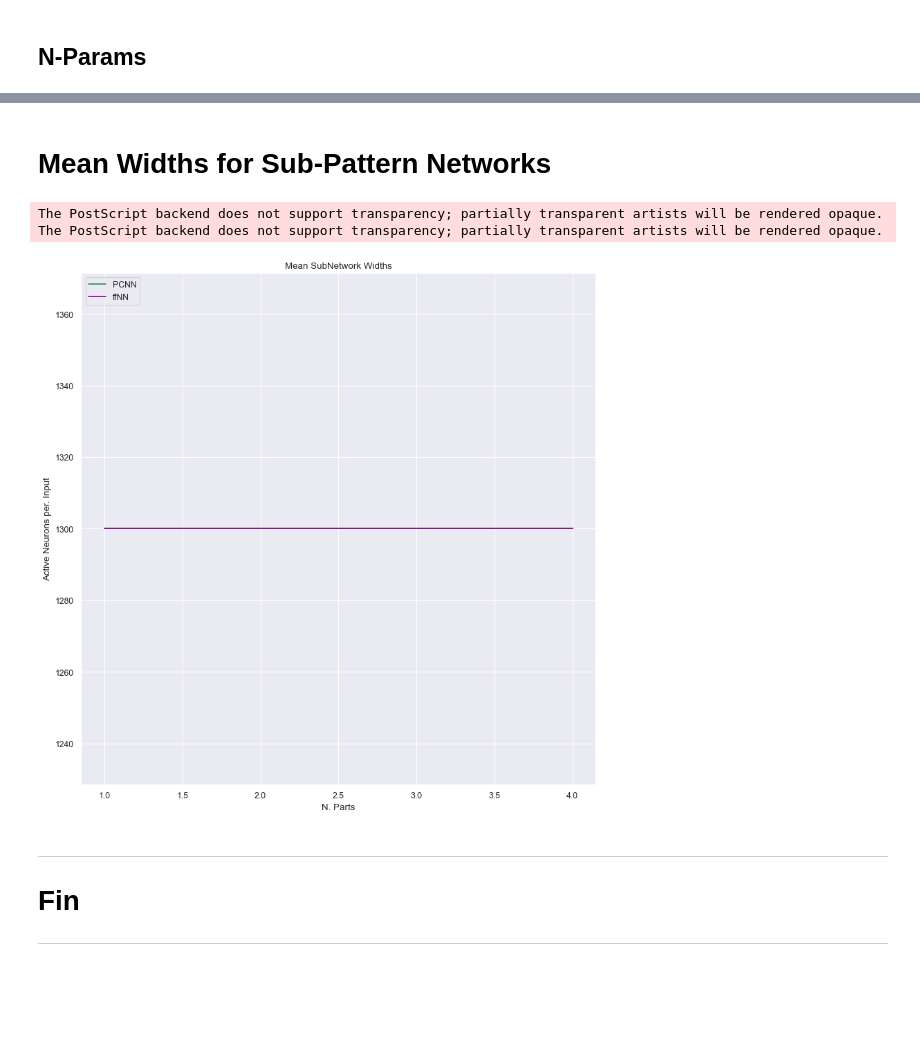
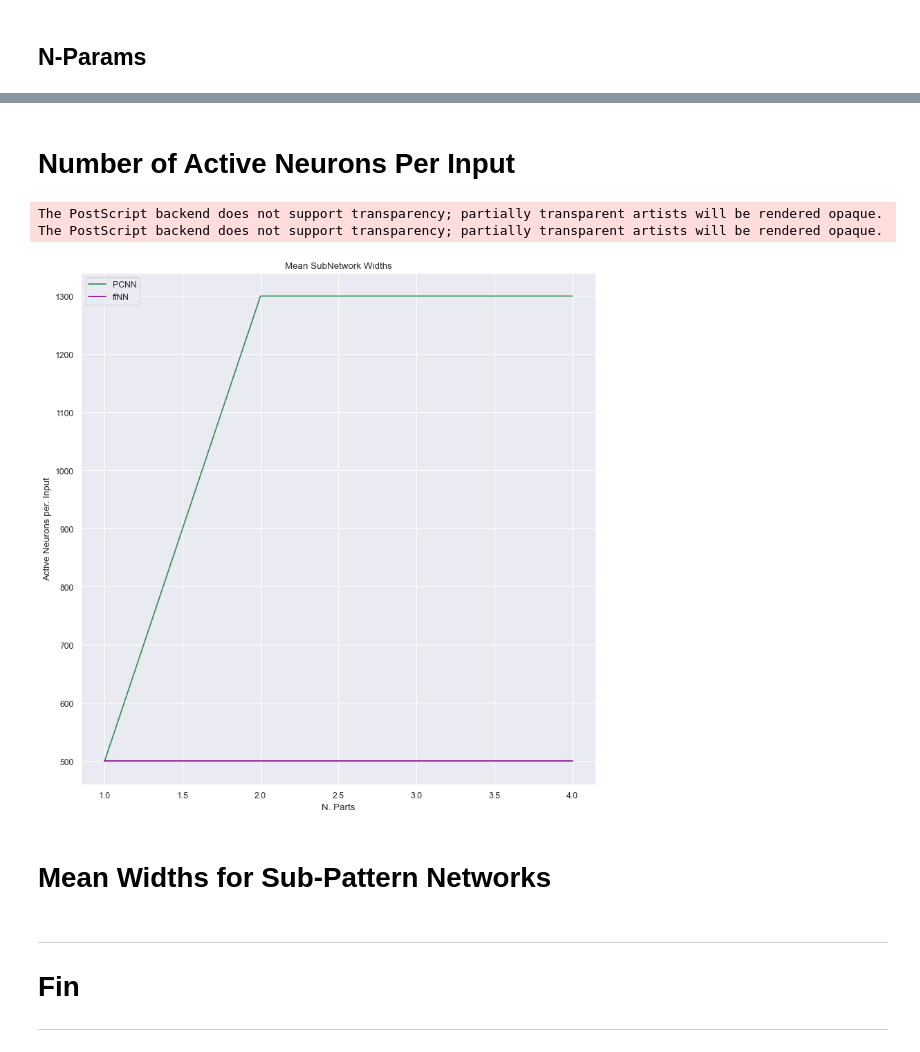
Before and after one commit to AnastasisKratsios/Architopes_Semisupervised, a Jupyter notebook: PCNNs_Ablation_for_Revirews_New_Better_Shinier_Version.ipynb, the cells around one changed output, grey strips where cells are left out. Saved outputs shown, nothing was run; the diff lists cells and outputs as text; code cells hidden in the pictures; blank space fills up the shorter version.

```diff
--- a/PCNNs_Ablation_for_Revirews_New_Better_Shinier_Version.ipynb
+++ b/PCNNs_Ablation_for_Revirews_New_Better_Shinier_Version.ipynb
@@ -674,3 +693,39 @@ The PostScript backend does not support transparency; partially transparent arti
+# %% [markdown]
+# Number of Active Neurons Per Input
+# %%
+sns.set()
+# Initialize Plot #
+#-----------------#
+plt.figure(num=None, figsize=(12, 12), dpi=80, facecolor='w', edgecolor='k')
+# Format Plot #
+#-------------#
+plt.title("Mean SubNetwork Widths")
+plt.xlabel("N. Parts")
+plt.ylabel("Active Neurons per. Input")
+
+# Generate Plots #
+#----------------#
+# Plot Signal
+plt.plot(N_parts_Generated_by_Algo_2_history_report,
+         N_neurons_per_input,
+         label = 'PCNN',
+         color='seagreen')
+plt.plot(N_parts_Generated_by_Algo_2_history_report,
+         N_neurons_ffNN,
+         label = 'ffNN',
+         color='darkmagenta')
+plt.legend(loc="upper left")
+
+
+# Export #
+#--------#
+# SAVE Figure to .eps
+plt.savefig('./outputs/plotsANDfigures/Ablation_Active_Neurons_per_input___'+str(Option_Function)+'__Fix_Neurons_Q'+str(Tied_Neurons_Q)+'.eps')
+plt.show()
+# %% [output]
+The PostScript backend does not support transparency; partially transparent artists will be rendered opaque.
+The PostScript backend does not support transparency; partially transparent artists will be rendered opaque.
+[figure, added]
 # %% [markdown]
 # Mean Widths for Sub-Pattern Networks
 # %%
@@ -680,15 +735,15 @@ sns.set()
 plt.figure(num=None, figsize=(12, 12), dpi=80, facecolor='w', edgecolor='k')
 # Format Plot #
 #-------------#
-plt.title("Mean SubNetwork Widths")
+plt.title("Mean Subpattern Widths")
 plt.xlabel("N. Parts")
-plt.ylabel("Active Neurons per. Input")
+plt.ylabel("Mean Subpattern Widths")
 
 # Generate Plots #
 #----------------#
 # Plot Signal
 plt.plot(N_parts_Generated_by_Algo_2_history_report,
-         N_neurons_per_input,
+         mean_subpattern_widths_hist,
          label = 'PCNN',
          color='seagreen')
 plt.plot(N_parts_Generated_by_Algo_2_history_report,
@@ -701,12 +756,8 @@ plt.legend(loc="upper left")
 # Export #
 #--------#
 # SAVE Figure to .eps
-plt.savefig('./outputs/plotsANDfigures/Ablation_Active_Neurons_per_input___'+str(Option_Function)+'__Fix_Neurons_Q'+str(Tied_Neurons_Q)+'.eps')
+plt.savefig('./outputs/plotsANDfigures/Ablation_Mean_Widths___'+str(Option_Function)+'__Fix_Neurons_Q'+str(Tied_Neurons_Q)+'.eps')
 plt.show()
-# %% [output]
-The PostScript backend does not support transparency; partially transparent artists will be rendered opaque.
-The PostScript backend does not support transparency; partially transparent artists will be rendered opaque.
-[figure, removed]
 # %% [markdown]
 ---
 # Fin
```
Also changed, not shown: parts of 7 cells of this notebook, 10 other files.
